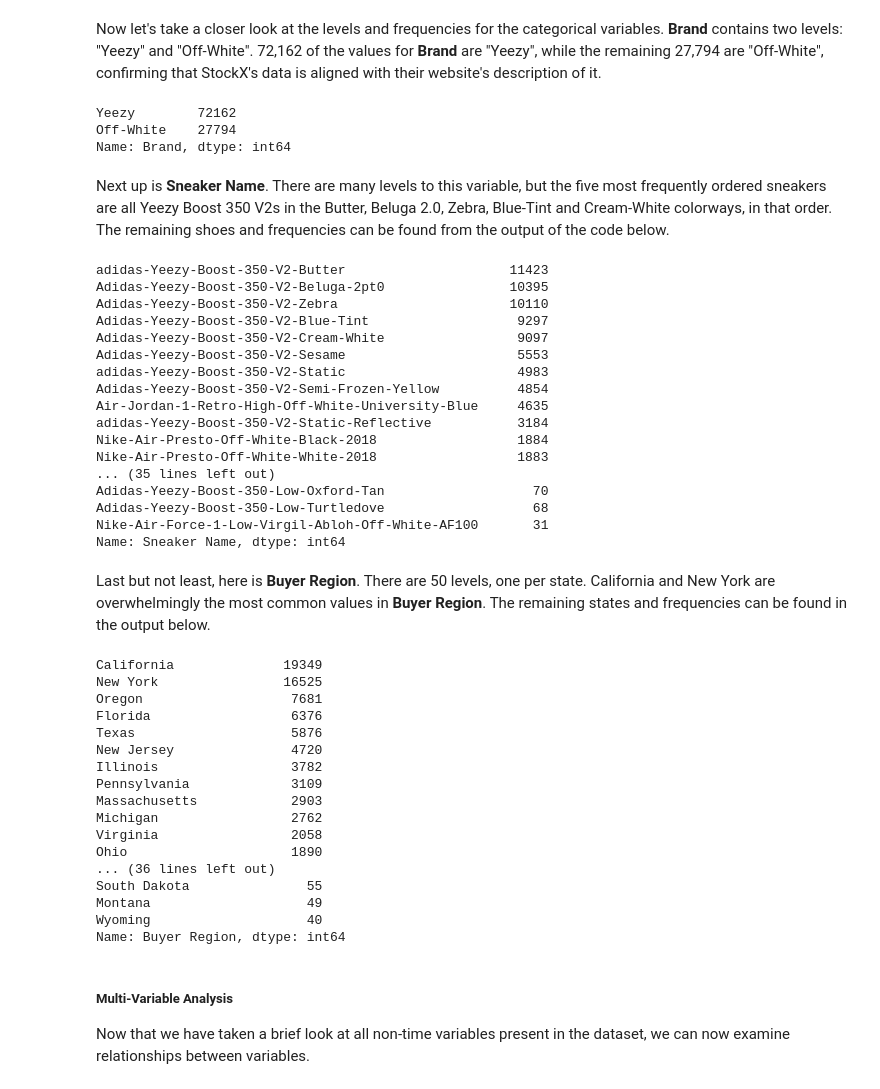
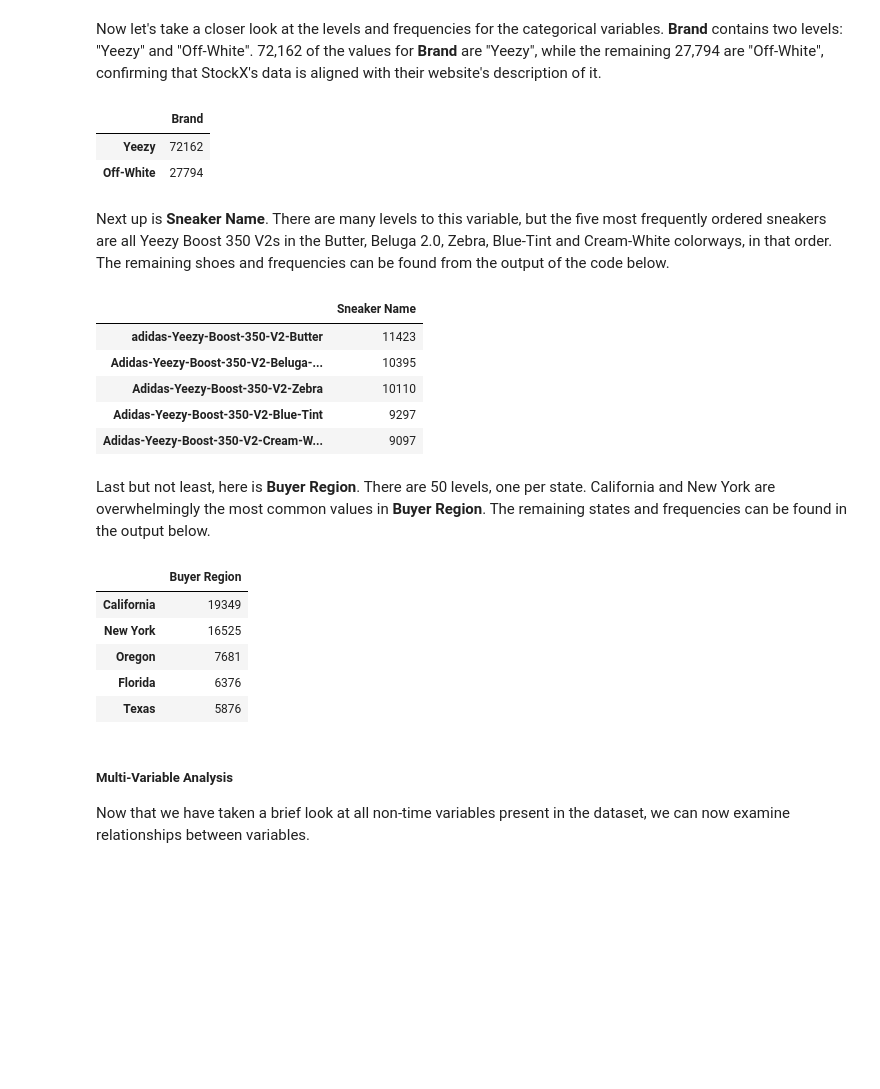
Before and after one commit to sameen73/stockx_2019datachallenge, a Jupyter notebook: stock_x_analysis.ipynb, the cells around one changed output. Cells and saved outputs as stored; diff of their text form; code cells hidden in the pictures; blank space fills up the shorter version.

```diff
--- a/stock_x_analysis.ipynb
+++ b/stock_x_analysis.ipynb
@@ -213,58 +221,36 @@ sns.boxplot(x = "Shoe Size", data= stockx_data);
 Now let's take a closer look at the levels and frequencies for the categorical variables. **Brand** contains two levels: "Yeezy" and "Off-White". 72,162 of the values for **Brand** are "Yeezy", while the remaining 27,794 are "Off-White", confirming that StockX's data is aligned with their website's description of it.
 # %%
 #Looking at Brand levels and value counts
-stockx_data["Brand"].value_counts()
+stockx_data["Brand"].value_counts().to_frame()
 # %% [output]
-Yeezy        72162
-Off-White    27794
-Name: Brand, dtype: int64
+|  | Brand |
+| Yeezy | 72162 |
+| Off-White | 27794 |
 # %% [markdown]
 Next up is **Sneaker Name**. There are many levels to this variable, but the five most frequently ordered sneakers are all Yeezy Boost 350 V2s in the Butter, Beluga 2.0, Zebra, Blue-Tint and Cream-White colorways, in that order. The remaining shoes and frequencies can be found from the output of the code below.
 # %%
 #looking at Sneaker Name levels and counts
-stockx_data["Sneaker Name"].value_counts()
+stockx_data["Sneaker Name"].value_counts().to_frame().head(n=5)
 # %% [output]
-adidas-Yeezy-Boost-350-V2-Butter                     11423
-Adidas-Yeezy-Boost-350-V2-Beluga-2pt0                10395
-Adidas-Yeezy-Boost-350-V2-Zebra                      10110
-Adidas-Yeezy-Boost-350-V2-Blue-Tint                   9297
-Adidas-Yeezy-Boost-350-V2-Cream-White                 9097
-Adidas-Yeezy-Boost-350-V2-Sesame                      5553
-adidas-Yeezy-Boost-350-V2-Static                      4983
-Adidas-Yeezy-Boost-350-V2-Semi-Frozen-Yellow          4854
-Air-Jordan-1-Retro-High-Off-White-University-Blue     4635
-adidas-Yeezy-Boost-350-V2-Static-Reflective           3184
-Nike-Air-Presto-Off-White-Black-2018                  1884
-Nike-Air-Presto-Off-White-White-2018                  1883
-... (35 lines left out)
-Adidas-Yeezy-Boost-350-Low-Oxford-Tan                   70
-Adidas-Yeezy-Boost-350-Low-Turtledove                   68
-Nike-Air-Force-1-Low-Virgil-Abloh-Off-White-AF100       31
-Name: Sneaker Name, dtype: int64
+|  | Sneaker Name |
+| adidas-Yeezy-Boost-350-V2-Butter | 11423 |
+| Adidas-Yeezy-Boost-350-V2-Beluga-... | 10395 |
+| Adidas-Yeezy-Boost-350-V2-Zebra | 10110 |
+| Adidas-Yeezy-Boost-350-V2-Blue-Tint | 9297 |
+| Adidas-Yeezy-Boost-350-V2-Cream-W... | 9097 |
 # %% [markdown]
 Last but not least, here is **Buyer Region**. There are 50 levels, one per state. California and New York are overwhelmingly the most common values in **Buyer Region**. The remaining states and frequencies can be found in the output below.
 # %%
 #Looking at Buyer Region levels and counts: California and New York make up a significant portion of total purchases,
 #with New York more than double Oregon sitting in 3rd place
-stockx_data["Buyer Region"].value_counts()
+stockx_data["Buyer Region"].value_counts().to_frame().head(n=5)
 # %% [output]
-California              19349
-New York                16525
-Oregon                   7681
-Florida                  6376
-Texas                    5876
-New Jersey               4720
-Illinois                 3782
-Pennsylvania             3109
-Massachusetts            2903
-Michigan                 2762
-Virginia                 2058
-Ohio                     1890
-... (36 lines left out)
-South Dakota               55
-Montana                    49
-Wyoming                    40
-Name: Buyer Region, dtype: int64
+|  | Buyer Region |
+| California | 19349 |
+| New York | 16525 |
+| Oregon | 7681 |
+| Florida | 6376 |
+| Texas | 5876 |
 # %% [markdown]
 ##### Multi-Variable Analysis
 Now that we have taken a brief look at all non-time variables present in the dataset, we can now examine relationships between variables.
```
Also changed, not shown: parts of 40 cells of this notebook.
